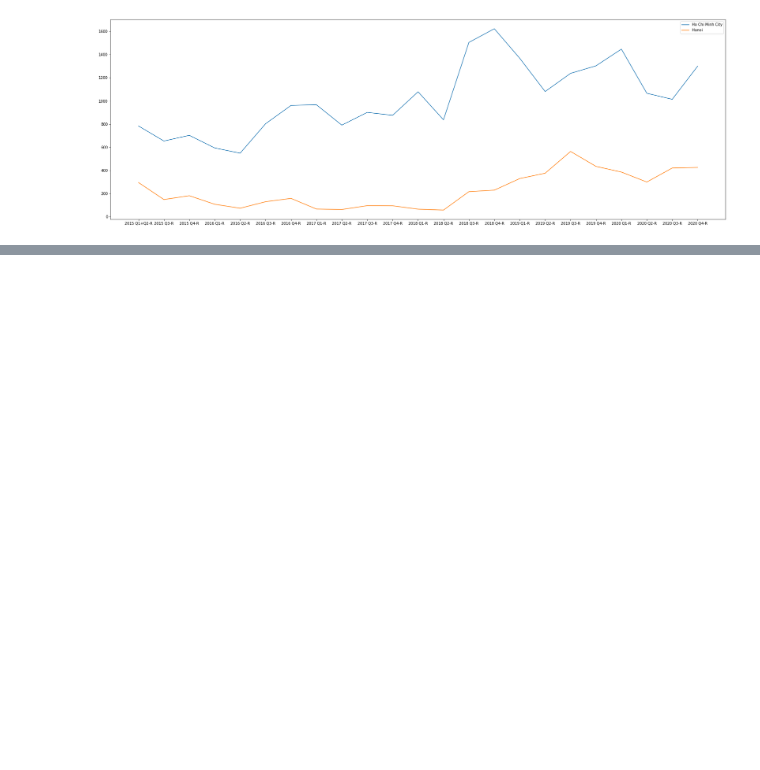
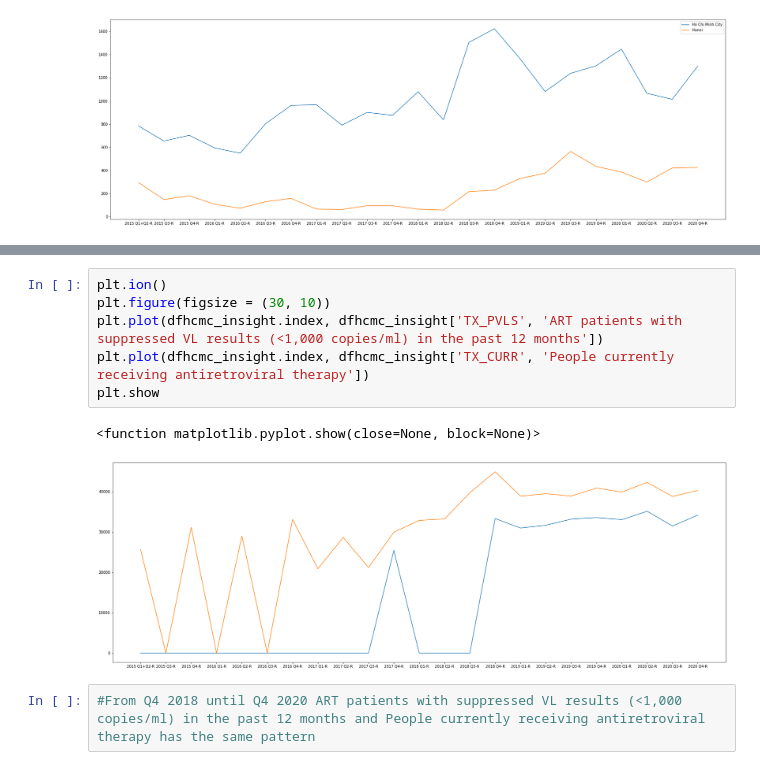
Before and after one commit to giatranhoang/mer_vnpepfar, a Jupyter notebook: mer_vnpepfar_analytic.ipynb, the cells around one changed output, grey strips where cells are left out. Saved outputs shown, nothing was run; the diff lists cells and outputs as text; blank space fills up the shorter version.

```diff
--- a/mer_vnpepfar_analytic.ipynb
+++ b/mer_vnpepfar_analytic.ipynb
@@ -220,0 +341,11 @@ plt.show
+# %%
+plt.ion()
+plt.figure(figsize = (30, 10))
+plt.plot(dfhcmc_insight.index, dfhcmc_insight['TX_PVLS', 'ART patients with suppressed VL results (<1,000 copies/ml) in the past 12 months'])
+plt.plot(dfhcmc_insight.index, dfhcmc_insight['TX_CURR', 'People currently receiving antiretroviral therapy'])
+plt.show
+# %% [output]
+<function matplotlib.pyplot.show(close=None, block=None)>
+[figure, added]
+# %%
+#From Q4 2018 until Q4 2020 ART patients with suppressed VL results (<1,000 copies/ml) in the past 12 months and People currently receiving antiretroviral therapy has the same pattern
```
Also changed, not shown: parts of 16 cells of this notebook.
